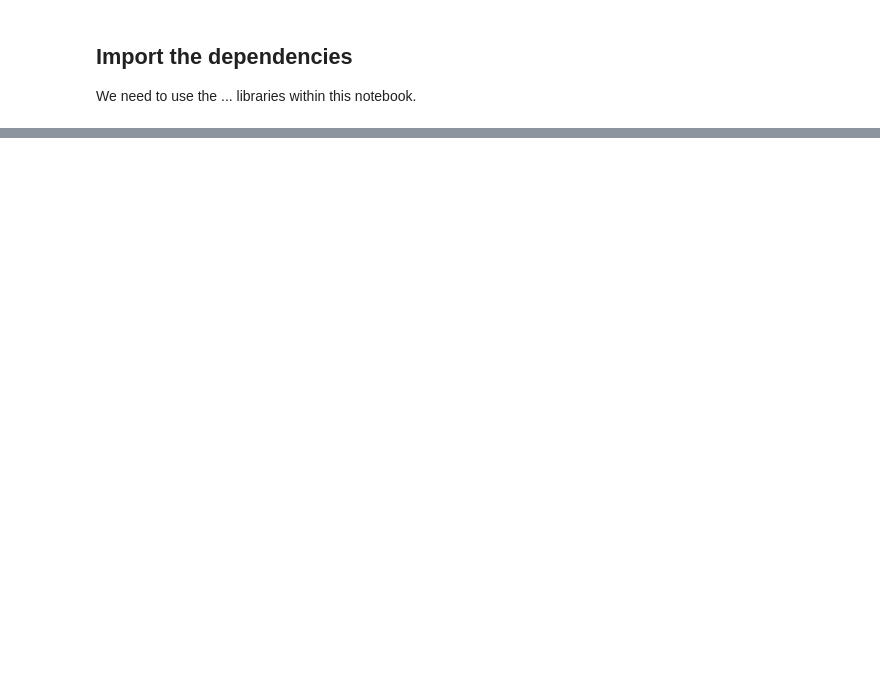
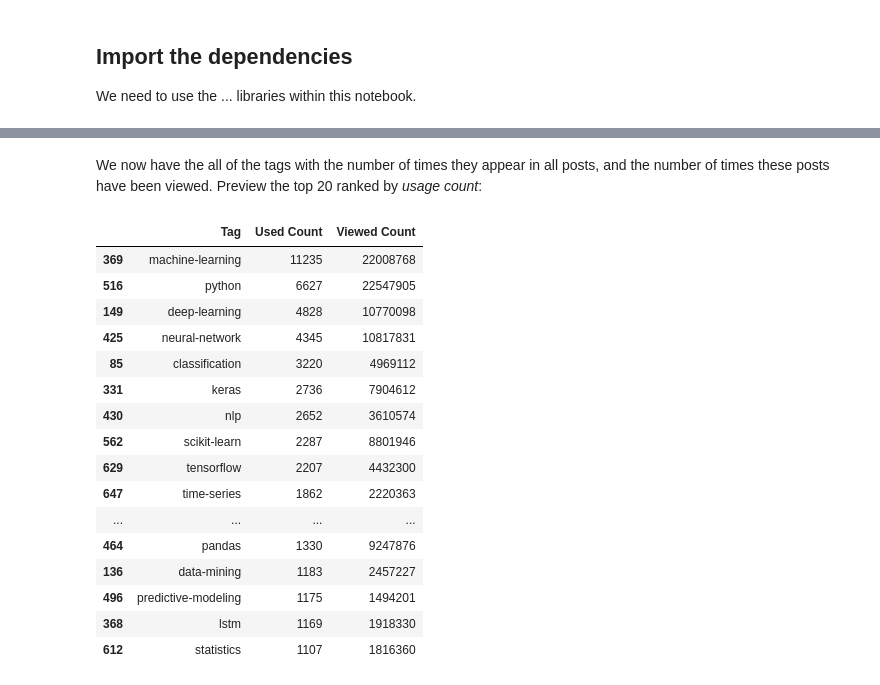
Before and after one commit to skillspark/learn-data-analysis, a Jupyter notebook: StackExchange.ipynb, the cells around one changed output, grey strips where cells are left out. Saved outputs shown, nothing was run; the diff lists cells and outputs as text; code cells hidden in the pictures; blank space fills up the shorter version.

```diff
--- a/StackExchange.ipynb
+++ b/StackExchange.ipynb
@@ -359,0 +422,24 @@ Do you know what each of these or most of these tags means? Could there be stron
+# %% [markdown]
+We now have the all of the tags with the number of times they appear in all posts, and the number of times these posts have been viewed.
+Preview the top 20 ranked by *usage count*:
+# %%
+qs_stats_top20_used = qs_stats.sort_values('Used Count', ascending=False).head(20)
+qs_stats_top20_used
+# %% [output]
+|  | Tag | Used Count | Viewed Count |
+| 369 | machine-learning | 11235 | 22008768 |
+| 516 | python | 6627 | 22547905 |
+| 149 | deep-learning | 4828 | 10770098 |
+| 425 | neural-network | 4345 | 10817831 |
+| 85 | classification | 3220 | 4969112 |
+| 331 | keras | 2736 | 7904612 |
+| 430 | nlp | 2652 | 3610574 |
+| 562 | scikit-learn | 2287 | 8801946 |
+| 629 | tensorflow | 2207 | 4432300 |
+| 647 | time-series | 1862 | 2220363 |
+| ... | ... | ... | ... |
+| 464 | pandas | 1330 | 9247876 |
+| 136 | data-mining | 1183 | 2457227 |
+| 496 | predictive-modeling | 1175 | 1494201 |
+| 368 | lstm | 1169 | 1918330 |
+| 612 | statistics | 1107 | 1816360 |
```
Also changed, not shown: parts of 36 cells of this notebook.
